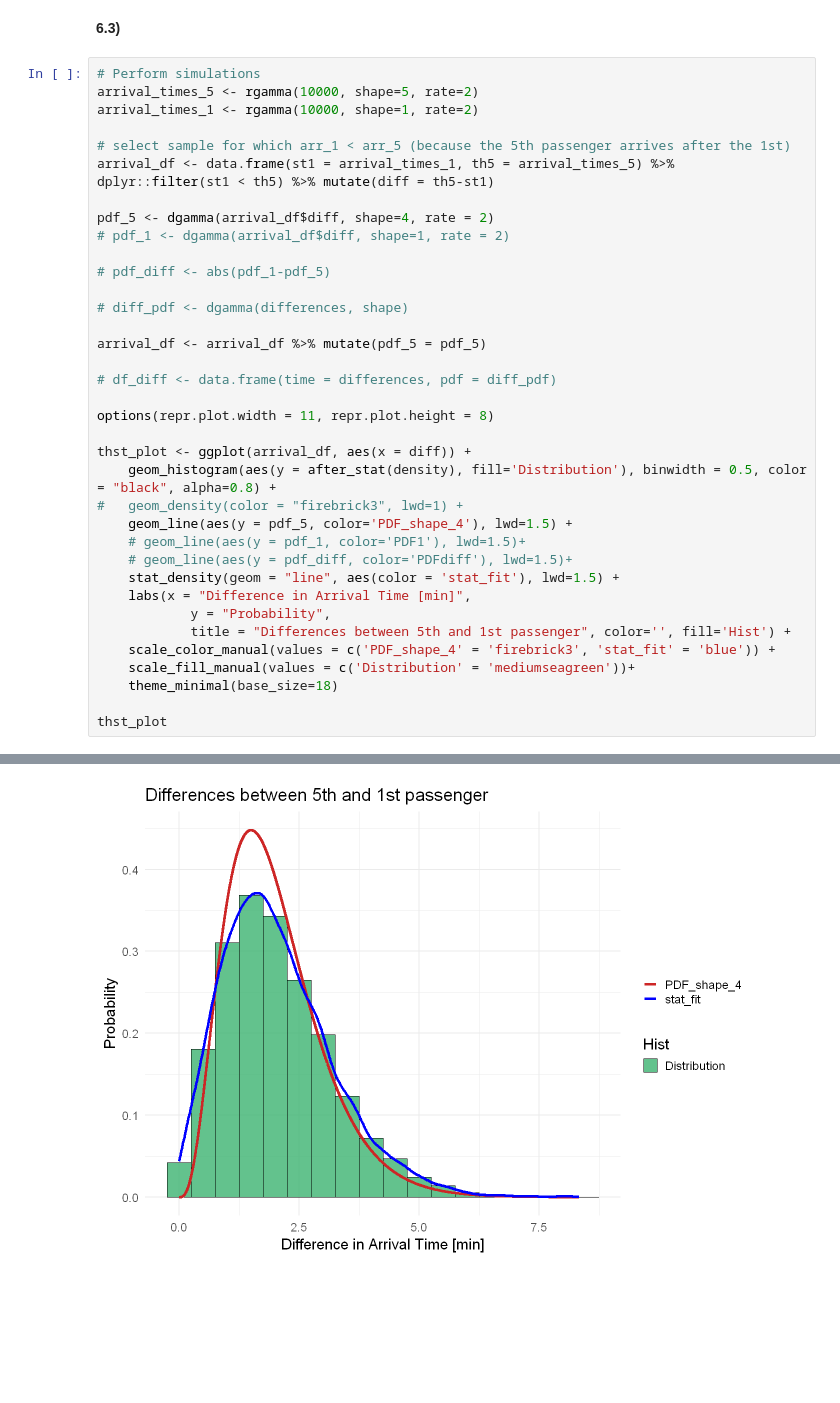
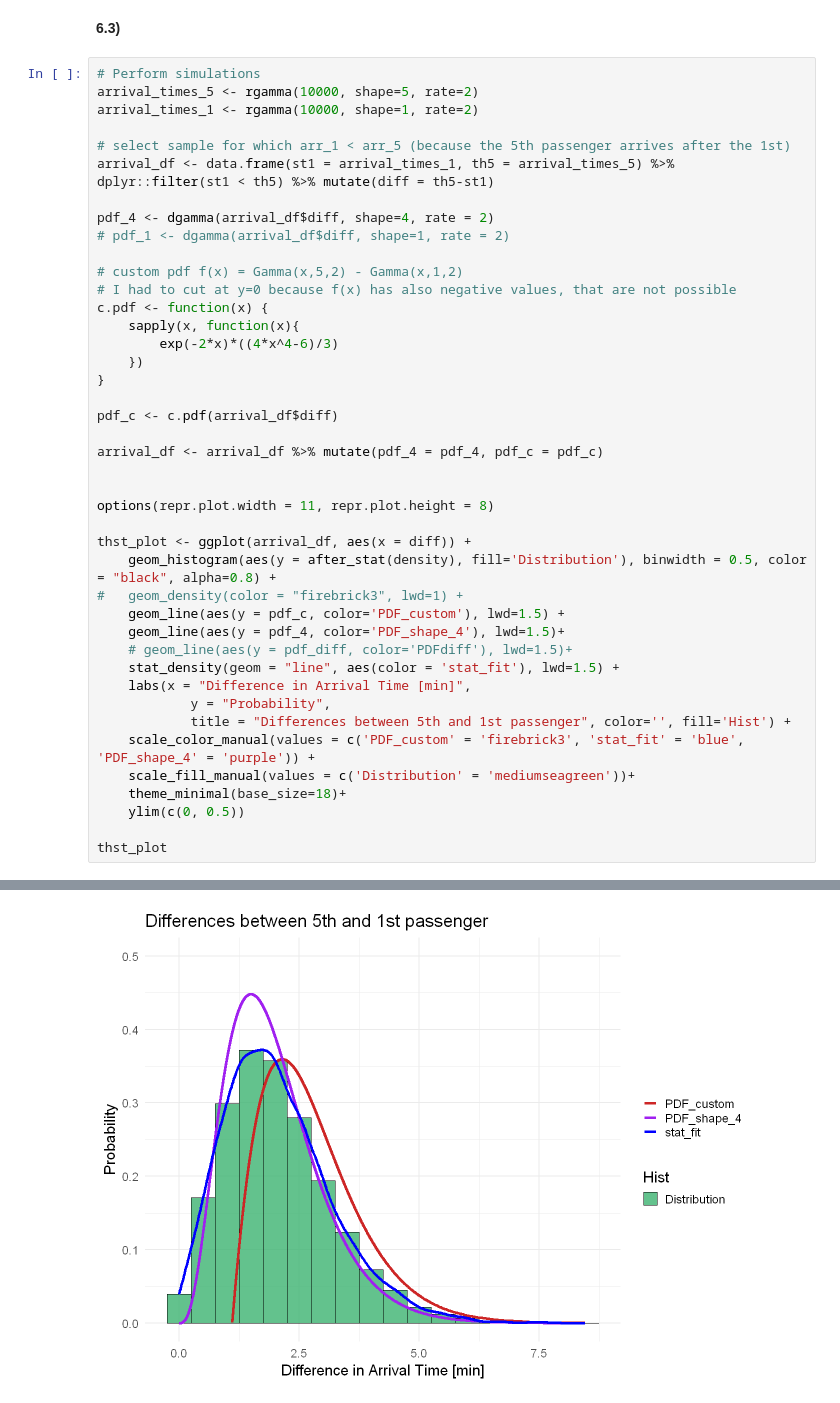
Before and after one commit to Berto70/advstat, a Jupyter notebook: ex2/Bertinelli_Gabriele_Rlab02.ipynb, the cells around one changed output, grey strips where cells are left out. Saved outputs shown, nothing was run; the diff lists cells and outputs as text; blank space fills up the shorter version.

```diff
--- a/ex2/Bertinelli_Gabriele_Rlab02.ipynb
+++ b/ex2/Bertinelli_Gabriele_Rlab02.ipynb
@@ -582,32 +581,38 @@ arrival_times_1 <- rgamma(10000, shape=1, rate=2)
 # select sample for which arr_1 < arr_5 (because the 5th passenger arrives after the 1st)
 arrival_df <- data.frame(st1 = arrival_times_1, th5 = arrival_times_5) %>% dplyr::filter(st1 < th5) %>% mutate(diff = th5-st1)
 
-pdf_5 <- dgamma(arrival_df$diff, shape=4, rate = 2)
+pdf_4 <- dgamma(arrival_df$diff, shape=4, rate = 2)
 # pdf_1 <- dgamma(arrival_df$diff, shape=1, rate = 2)
 
-# pdf_diff <- abs(pdf_1-pdf_5)
+# custom pdf f(x) = Gamma(x,5,2) - Gamma(x,1,2)
+# I had to cut at y=0 because f(x) has also negative values, that are not possible
+c.pdf <- function(x) {
+	sapply(x, function(x){
+		exp(-2*x)*((4*x^4-6)/3)
+	})
+}
 
-# diff_pdf <- dgamma(differences, shape)
+pdf_c <- c.pdf(arrival_df$diff)
 
-arrival_df <- arrival_df %>% mutate(pdf_5 = pdf_5)
+arrival_df <- arrival_df %>% mutate(pdf_4 = pdf_4, pdf_c = pdf_c)
 
-# df_diff <- data.frame(time = differences, pdf = diff_pdf)
 
 options(repr.plot.width = 11, repr.plot.height = 8)
 
 thst_plot <- ggplot(arrival_df, aes(x = diff)) +
 	geom_histogram(aes(y = after_stat(density), fill='Distribution'), binwidth = 0.5, color = "black", alpha=0.8) +
 #   geom_density(color = "firebrick3", lwd=1) +
-	geom_line(aes(y = pdf_5, color='PDF_shape_4'), lwd=1.5) +
-	# geom_line(aes(y = pdf_1, color='PDF1'), lwd=1.5)+
+	geom_line(aes(y = pdf_c, color='PDF_custom'), lwd=1.5) +
+	geom_line(aes(y = pdf_4, color='PDF_shape_4'), lwd=1.5)+
 	# geom_line(aes(y = pdf_diff, color='PDFdiff'), lwd=1.5)+
 	stat_density(geom = "line", aes(color = 'stat_fit'), lwd=1.5) +
   	labs(x = "Difference in Arrival Time [min]",
     		y = "Probability",
     		title = "Differences between 5th and 1st passenger", color='', fill='Hist') +
-	scale_color_manual(values = c('PDF_shape_4' = 'firebrick3', 'stat_fit' = 'blue')) +
+	scale_color_manual(values = c('PDF_custom' = 'firebrick3', 'stat_fit' = 'blue', 'PDF_shape_4' = 'purple')) +
 	scale_fill_manual(values = c('Distribution' = 'mediumseagreen'))+
-	theme_minimal(base_size=18)
+	theme_minimal(base_size=18)+
+	ylim(c(0, 0.5))
 
 thst_plot
 # %% [output]
@@ -614,4 +622,4 @@ thst_plot
-[figure, old version]
+[figure, new version]
 # %%
 mean <- mean(arrival_df$diff)
 median <- median(arrival_df$diff)
```
Also changed, not shown: parts of 8 cells of this notebook.
